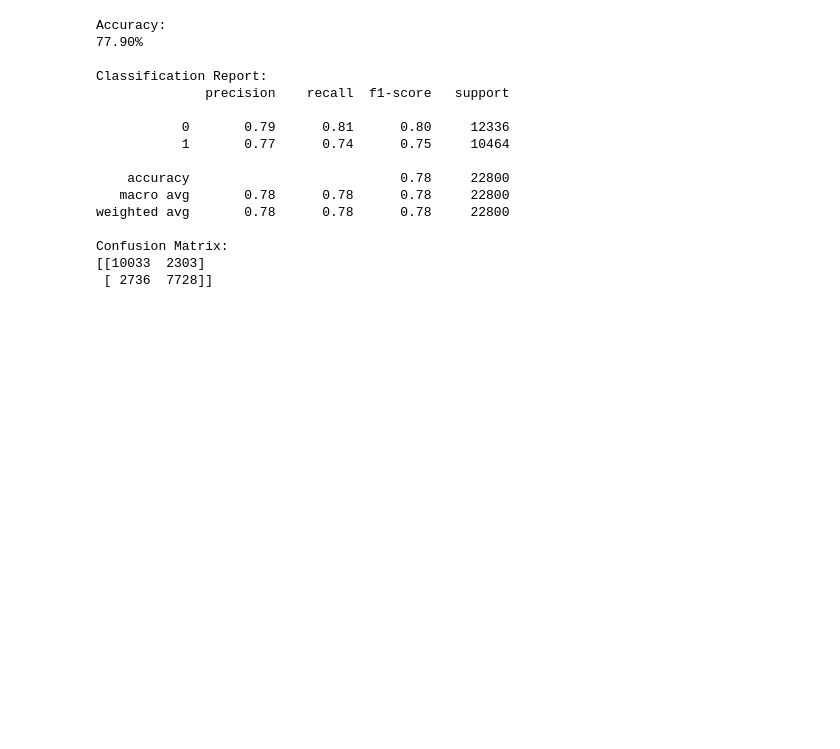
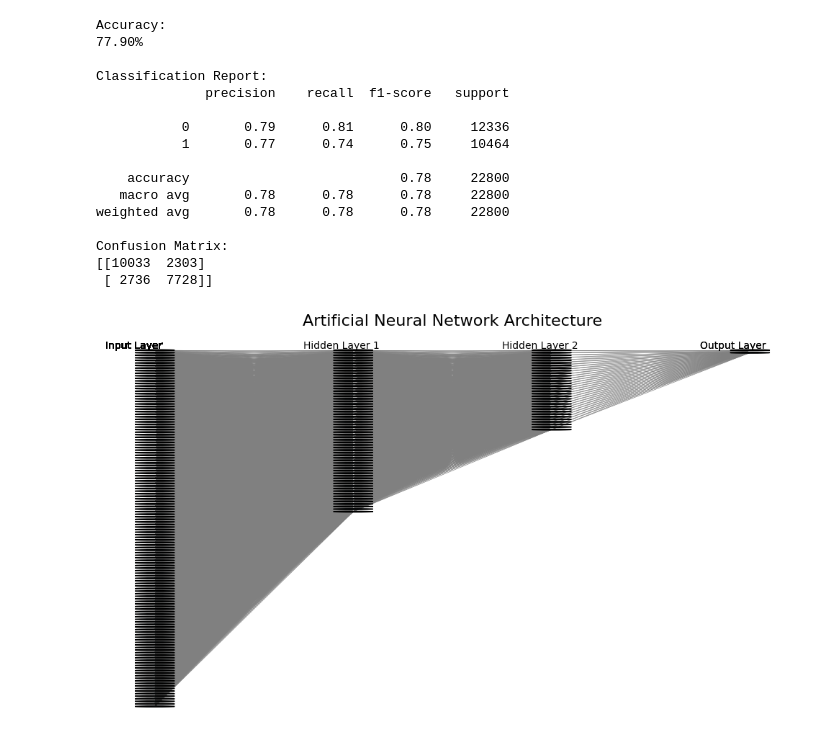
Before and after one commit to nfortes/music-happiness-predictor, a Jupyter notebook: music-happiness-predictor-ann.ipynb, the cells around one changed output. Drawn from its saved outputs; the diff is of its cells as text; code cells hidden in the pictures; blank space fills up the shorter version.

Commit message:
Add graphs

```diff
--- a/music-happiness-predictor-ann.ipynb
+++ b/music-happiness-predictor-ann.ipynb
@@ -85,3 +85,51 @@ weighted avg       0.78      0.78      0.78     22800
 Confusion Matrix:
 [[10033  2303]
  [ 2736  7728]]
+# %%
+import matplotlib.pyplot as plt
+
+def draw_ann(layer_sizes, node_radius=0.2):
+    fig, ax = plt.subplots(figsize=(10, 6))
+    ax.axis('off')
+    ax.set_title("Artificial Neural Network Architecture", fontsize=16)
+
+    n_layers = len(layer_sizes)
+    v_spacing = 1
+    h_spacing = 2
+    max_nodes = max(layer_sizes)
+
+    positions = {}
+
+    for i, n_nodes in enumerate(layer_sizes):
+        layer_x = i * h_spacing
+        top_y = (max_nodes - 1) * v_spacing / 2
+        positions[i] = []
+        for j in range(n_nodes):
+            y = top_y - j * v_spacing
+            circle = plt.Circle((layer_x, y), radius=node_radius, fill=True, color='skyblue', ec='black', zorder=3)
+            ax.add_patch(circle)
+            positions[i].append((layer_x, y))
+
+            # Add labels to layers
+            if i == 0:
+                ax.text(layer_x - 0.5, top_y + 0.5, "Input Layer", fontsize=10)
+            elif i == n_layers - 1:
+                ax.text(layer_x - 0.5, top_y + 0.5, "Output Layer", fontsize=10)
+            elif j == 0:
+                ax.text(layer_x - 0.5, top_y + 0.5, f"Hidden Layer {i}", fontsize=10)
+
+    # Draw connections
+    for i in range(n_layers - 1):
+        for (x1, y1) in positions[i]:
+            for (x2, y2) in positions[i + 1]:
+                ax.plot([x1, x2], [y1, y2], 'gray', linewidth=0.5, zorder=1)
+
+    plt.tight_layout()
+    plt.show()
+
+input_size = X_train.shape[1]
+output_size = len(set(y_train))  # number of classes
+
+draw_ann([input_size, 64, 32, output_size])
+# %% [output]
+[figure, added]
```
Also changed, not shown: parts of 1 cell of this notebook, 1 other file.
